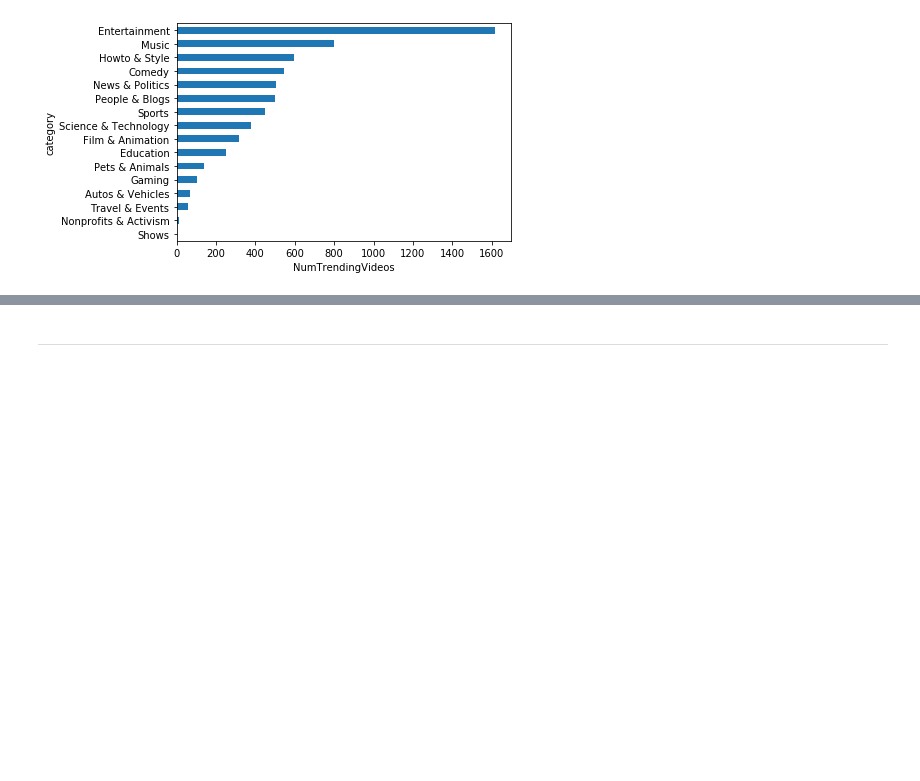
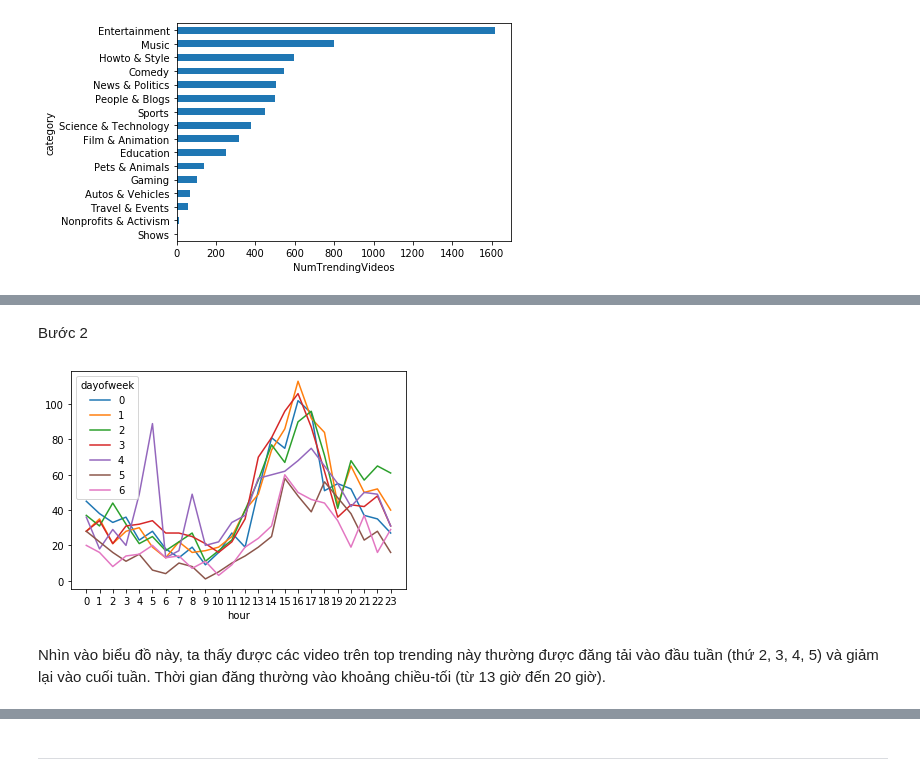
Before and after one commit to vhoaian/LTKHDL_CK, a Jupyter notebook: 1712265-VoHoaiAn.ipynb, the cells around one changed output, grey strips where cells are left out. Saved outputs shown, nothing was run; the diff lists cells and outputs as text; code cells hidden in the pictures; blank space fills up the shorter version.

```diff
--- a/1712265-VoHoaiAn.ipynb
+++ b/1712265-VoHoaiAn.ipynb
@@ -287,7 +292,7 @@ Sau khi đã khám phá dữ liệu và hiểu hơn về dữ liệu, ta thấy
 
 Giờ ta sẽ đi thực hiện bước 1. Nhưng trước tiên, ở câu hỏi này ta chỉ muốn biết có bao nhiêu video ở các thể loại. Ta không quan tâm đến việc một video ở top trending nhiều ngày liên tục vì bản chất nó cũng chỉ là một video mà thôi. Nên việc ta cần làm là đếm trên một tập dữ liệu mà không có sự trừng lặp về video (nói cách khác là không có `video_id` nào bị trùng)
 # %%
-no_dup_video_df = video_df.drop_duplicates(subset=['video_id'], keep='first')
+no_dup_video_df = video_df.drop_duplicates(subset=['video_id'], keep='first').reset_index(drop=True)
 num_videos_each_category = no_dup_video_df.groupby('category').size()
 num_videos_each_category.sort_values(inplace=True)
 # %%
@@ -318,0 +311,5 @@ trending_taken_hrs.value_counts().iloc[:100].sort_index().plot.line()
+# %%
+no_dup_video_df['dayofweek'] = no_dup_video_df['publish_time'].apply(lambda video: video.dayofweek)
+no_dup_video_df['hour'] = no_dup_video_df['publish_time'].apply(lambda video: video.hour)
+publish_time_df = no_dup_video_df.groupby(['dayofweek', 'hour']).size().unstack(level=0)
+publish_time_df
@@ -318,0 +335,9 @@ trending_taken_hrs.value_counts().iloc[:100].sort_index().plot.line()
+# %% [markdown]
+Bước 2
+# %%
+ax = publish_time_df.plot.line()
+ax.set_xticks(np.arange(24));
+# %% [output]
+[figure, added]
+# %% [markdown]
+Nhìn vào biểu đồ này, ta thấy được các video trên top trending này thường được đăng tải vào đầu tuần (thứ 2, 3, 4, 5) và giảm lại vào cuối tuần. Thời gian đăng thường vào khoảng chiều-tối (từ 13 giờ đến 20 giờ).
```
Also changed, not shown: parts of 17 cells of this notebook.
